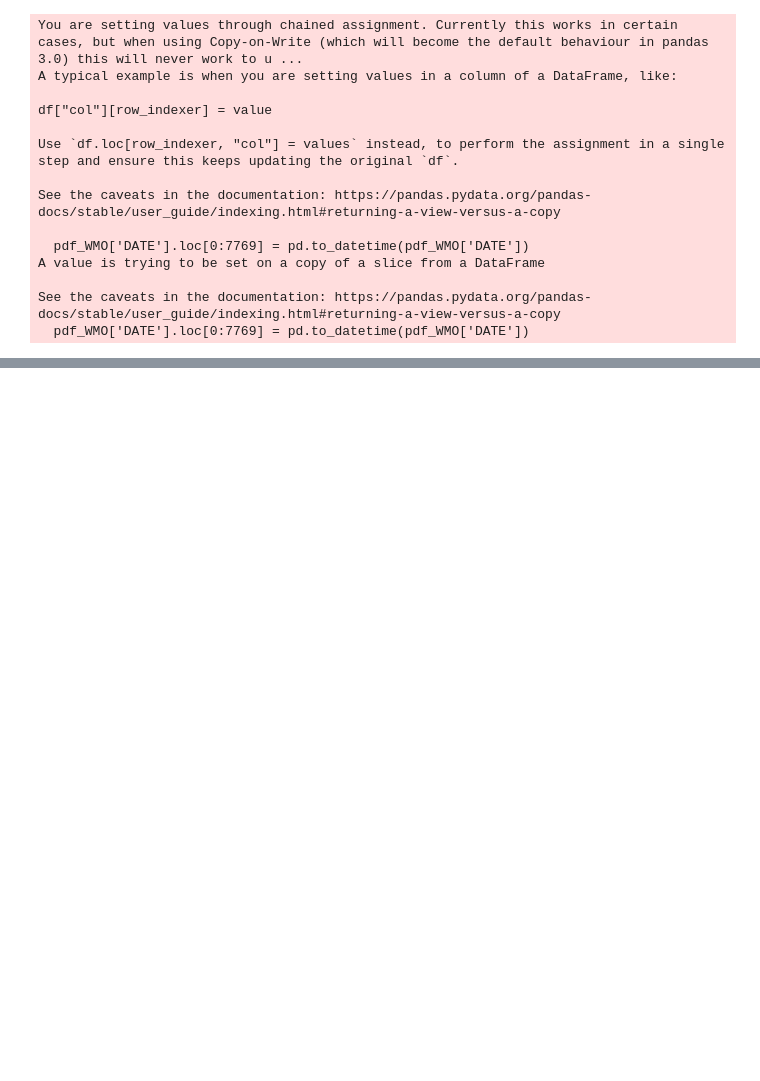
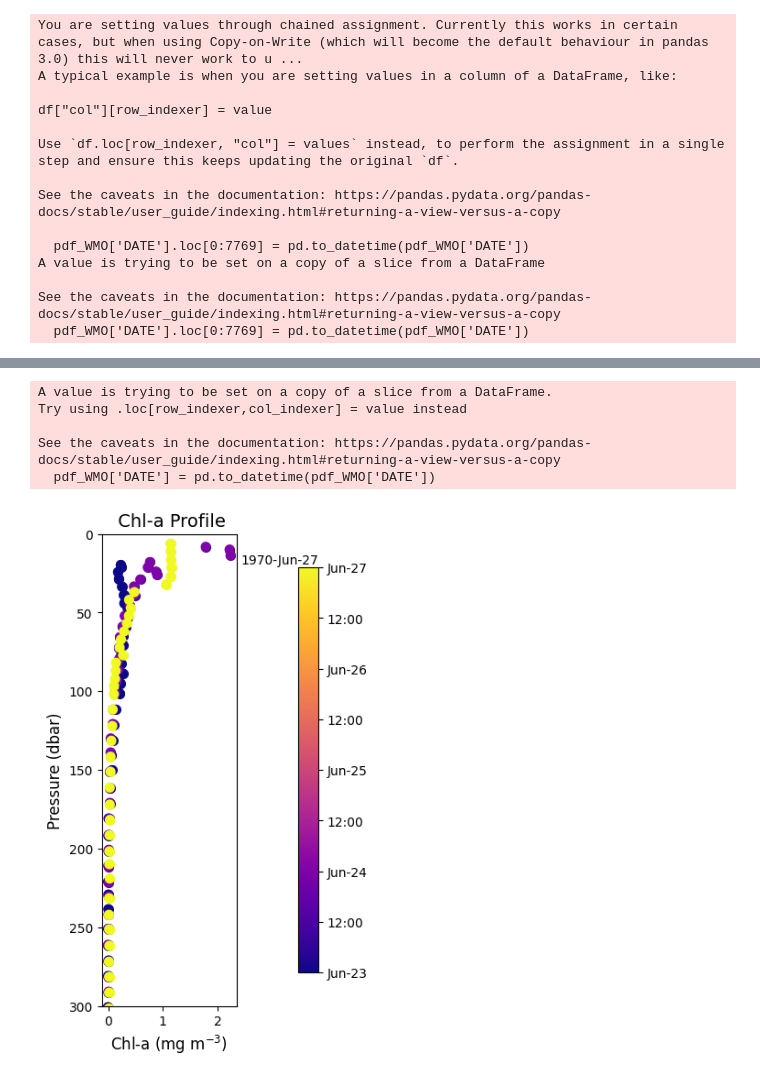
Before and after one commit to Lilah-Asalie/IBIS_Project, a Jupyter notebook: Pressure.ipynb, the cells around one changed output, grey strips where cells are left out. Cells and saved outputs as stored; diff of their text form; code cells hidden in the pictures; blank space fills up the shorter version.

```diff
--- a/Pressure.ipynb
+++ b/Pressure.ipynb
@@ -281,0 +342,46 @@ See the caveats in the documentation: https://pandas.pydata.org/pandas-docs/stab
+# %%
+pdf_WMO['DATE'] = pd.to_datetime(pdf_WMO['DATE'])
+date_nums = mdates.date2num(pdf_WMO['DATE'])
+
+norm = mcolors.Normalize(vmin=date_nums.min(), vmax=date_nums.max())
+cmap = plt.get_cmap('plasma', len(pdf_WMO['DATE'].unique()))
+
+
+# Create figure and axis
+fig = plt.figure(figsize=(8,6), layout='constrained')
+ax = fig.add_subplot(141)
+
+# pdf_date = mdates.date2num(pdf_WMO['DATE'])
+
+for cycle, group in pdf_WMO.groupby('CYCLE_NUMBER'):
+    date_val = mdates.date2num(group['DATE'].iloc[0])
+    color = cmap(norm(date_val))
+    ax.scatter(group['CHLA_ADJUSTED'], group['PRES_ADJUSTED'], color=color, lw=2)
+
+ax.set_ylim(0, 300)
+ax.invert_yaxis()
+
+plot = ax.scatter(pdf_WMO['CHLA_ADJUSTED'], pdf_WMO['PRES_ADJUSTED'], c = pdf_WMO['CYCLE_NUMBER'], lw=2, cmap='plasma')
+
+# vmin = 18998.35734955, vmax = 19038.49546298
+#ax.set_xlim(0, 1.5)
+
+ax.set_xlabel(r'Chl-a (mg m$^{-3}$)', fontsize=12)
+ax.set_ylabel('Pressure (dbar)', fontsize=12)
+ax.set_title(' Chl-a Profile', fontsize=14)
+
+
+cbar = plt.colorbar(plot, ax=ax, orientation='vertical', pad=0.03)
+locator = mdates.AutoDateLocator()
+formatter = mdates.ConciseDateFormatter(locator)
+
+# Apply the formatter to the y-axis of the colorbar (since it's vertical by default)
+cbar.ax.yaxis.set_major_locator(locator)
+cbar.ax.yaxis.set_major_formatter(formatter)
+# %% [output]
+A value is trying to be set on a copy of a slice from a DataFrame.
+Try using .loc[row_indexer,col_indexer] = value instead
+
+See the caveats in the documentation: https://pandas.pydata.org/pandas-docs/stable/user_guide/indexing.html#returning-a-view-versus-a-copy
+  pdf_WMO['DATE'] = pd.to_datetime(pdf_WMO['DATE'])
+[figure, added]
```
Also changed, not shown: parts of 11 cells of this notebook, 2 other files.
